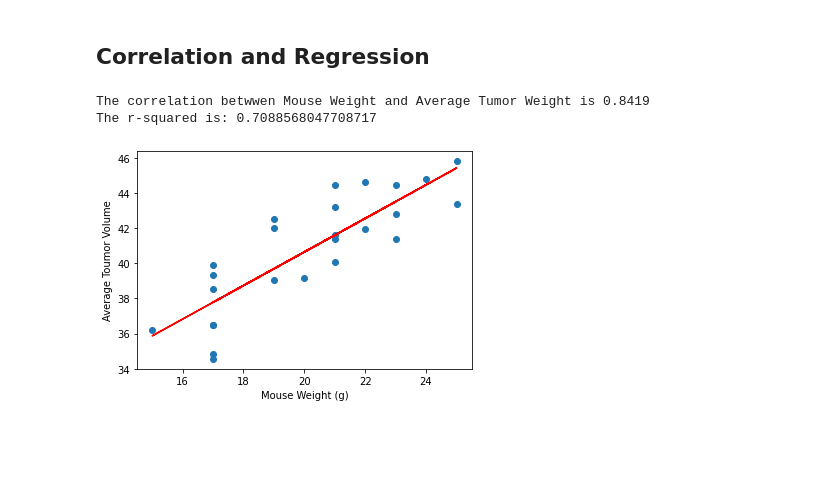
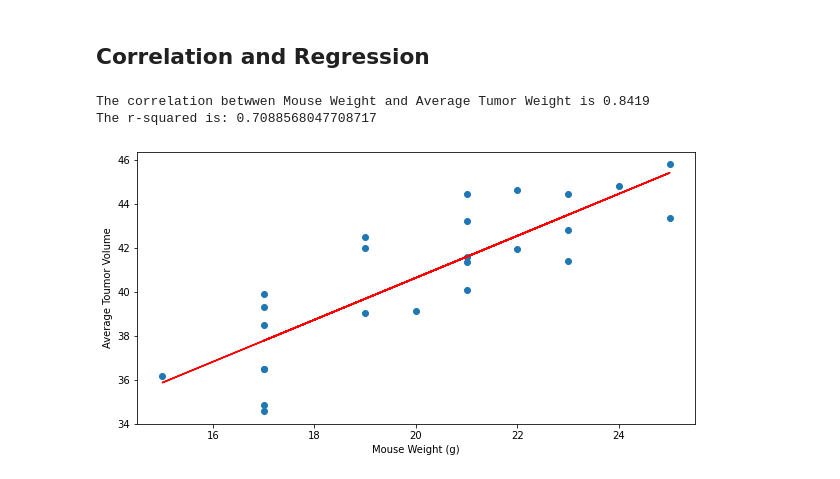
Before and after one commit to tarakp/Data_Analytics, a Jupyter notebook: 05-Matplotlib-Challenge/pymaceuticals_starter.ipynb, the cells around one changed output. Saved outputs shown, nothing was run; the diff lists cells and outputs as text; code cells hidden in the pictures; blank space fills up the shorter version.

```diff
--- a/05-Matplotlib-Challenge/pymaceuticals_starter.ipynb
+++ b/05-Matplotlib-Challenge/pymaceuticals_starter.ipynb
@@ -342,29 +344,29 @@ Text(0.5, 1.0, 'Average Total Volumne Vs. Mouse Weight (g) for Capomulin')
 # %%
 # Calculate the correlation coefficient and linear regression model
 # for mouse weight and average tumor volume for the Capomulin regimen
 
 #Calculation of Corelation Coefficient
 correlation = st.pearsonr(weight1, TV1)
 print(f'The correlation betwwen Mouse Weight and Average Tumor Weight is {round(correlation[0],4)}')
 
 # Perform a linear regression on violent crime rate versus year
 slope, intercept, rvalue, pvalue, stderr = st.linregress(weight1, TV1)
 
 # Create equation of line to calculate predicted violent crime rate
 regress_values = weight1 * slope + intercept
 
 # Create equation of line to calculate predicted violent crime rate
 line_eq = "y = " + str(round(slope,2)) + "x + " + str(round(intercept,2))
 
 # Plot the graph and regression line
-
+plt.figure(figsize=(10,5))
 plt.scatter(weight1,TV1)
-plt.plot(weight1,regress_values, 'r-')
+plt.plot(weight1, regress_values, 'r-')
 plt.xlabel('Mouse Weight (g)')
 plt.ylabel('Average Toumor Volume')
 print(f'The r-squared is: {rvalue**2}')
 plt.show()
 # %% [output]
 The correlation betwwen Mouse Weight and Average Tumor Weight is 0.8419
 The r-squared is: 0.7088568047708717
-[figure, old version]
+[figure, new version]
```
Also changed, not shown: parts of 1 cell of this notebook.
